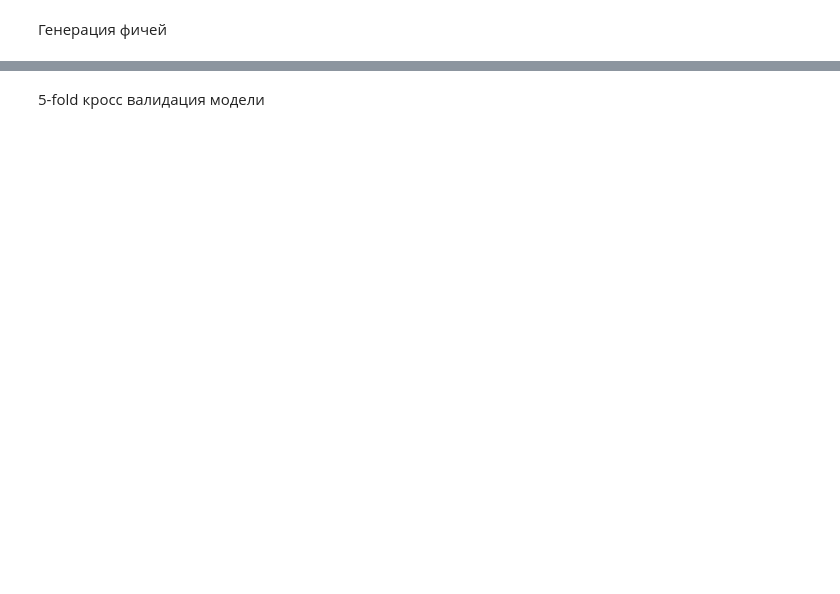
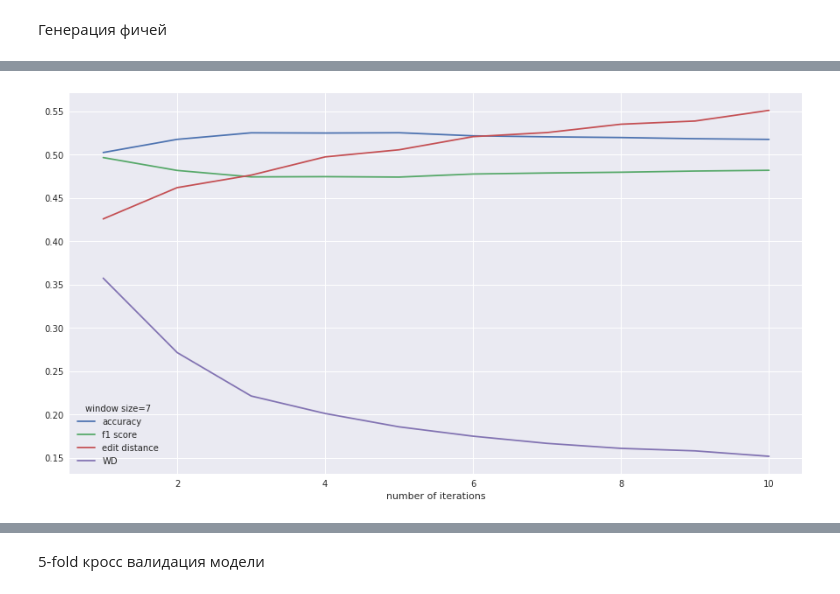
Before and after one commit to vladbataev/ml, a Jupyter notebook: bachelor_thesis/CRF experiment.ipynb, the cells around one changed output, grey strips where cells are left out. Cells and saved outputs as stored; diff of their text form; code cells hidden in the pictures; blank space fills up the shorter version.

```diff
--- a/bachelor_thesis/CRF experiment.ipynb
+++ b/bachelor_thesis/CRF experiment.ipynb
@@ -47,0 +75,6 @@ translation[1]
+# %%
+true_labels = set()
+for i in translation:
+    for l in i:
+        true_labels.add(l)
+len(true_labels)
@@ -159,0 +391,9 @@ def phrase_to_features(phrase, topic_prob=None, w2v_model=None):
+# %%
+%%time
+scores = {}
+for num_iterations in range(1, 11):
+    for window_size in range(1, 8):
+        smoothed_topic_probs = topic_smoothing(topic_probs, window_size, num_iterations)
+        smoothed_results = [argmax_topic_segmentation(smoothed_topic_probs[i]) for i in range(len(smoothed_topic_probs))]
+        score = evaluate_topics(smoothed_results, labels, translation)
+        scores[(num_iterations, window_size)] = score
@@ -159,0 +423,23 @@ def phrase_to_features(phrase, topic_prob=None, w2v_model=None):
+# %%
+temp = {}
+for num_iterations, window_size in scores.keys():
+    if window_size == 5:
+        temp[num_iterations] = (scores[(num_iterations, window_size)])
+# %%
+def plot_smoothing_graphic(window_size):
+    temp = {}
+    for num_iterations, w in scores.keys():
+        if w == window_size:
+            temp[num_iterations] = (scores[(num_iterations, w)])
+    plt.figure(figsize=(15, 8))
+    plt.plot(list(temp.keys()), list(map(lambda x: x[0], temp.values())), label="accuracy")
+    plt.plot(list(temp.keys()), list(map(lambda x: x[1], temp.values())), label="f1 score")
+    plt.plot(list(temp.keys()), list(map(lambda x: x[2], temp.values())), label="edit distance")
+    plt.plot(list(temp.keys()), list(map(lambda x: x[3], temp.values())), label="WD")
+    plt.xlabel("number of iterations")
+    plt.legend(title="window size="+str(window_size))
+    plt.show()
+# %%
+plot_smoothing_graphic(7)
+# %% [output]
+[figure, added]
```
Also changed, not shown: parts of 60 cells of this notebook, 3 other files.
